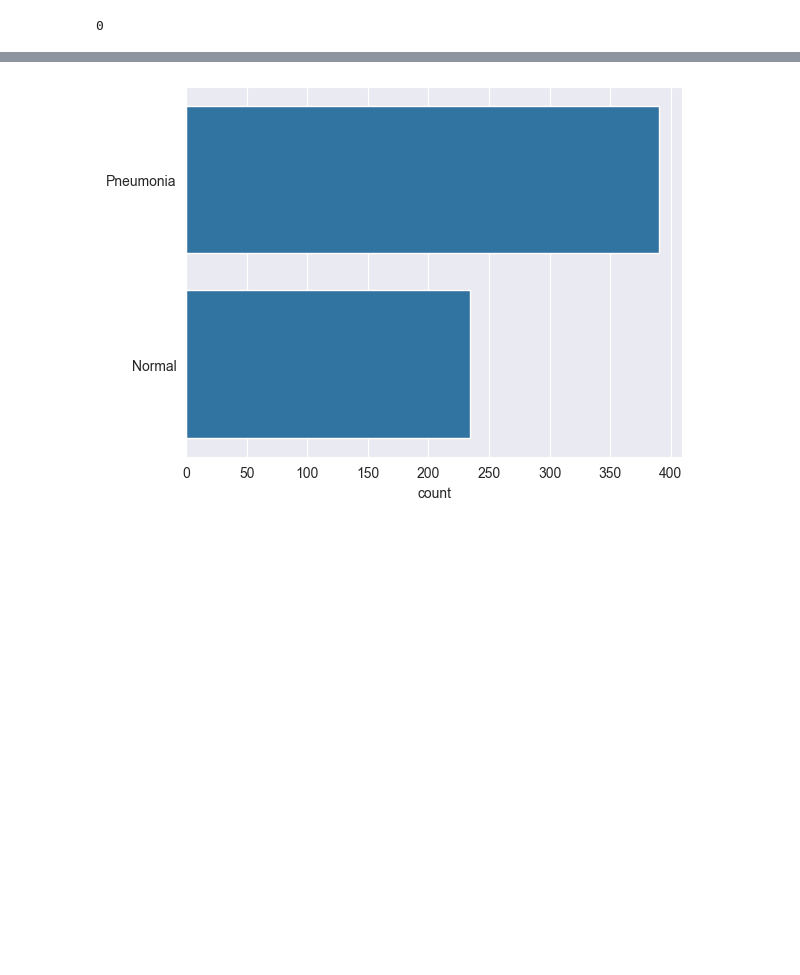
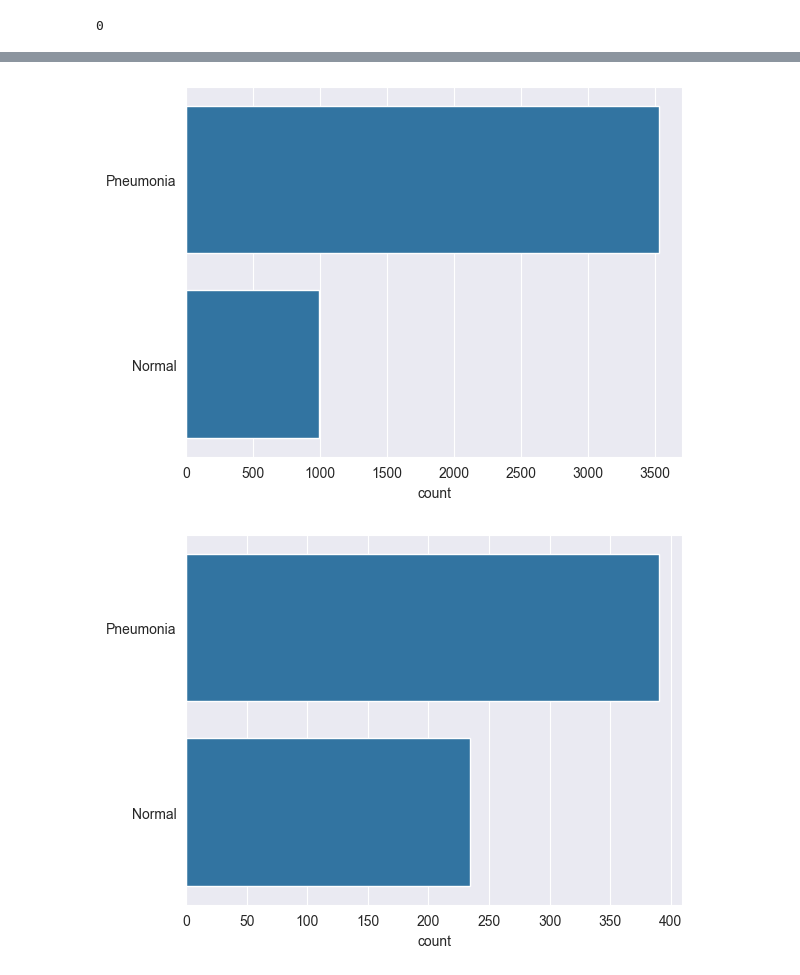
Before and after one commit to yuki172/pneumonia-detection, a Jupyter notebook: notebooks/eda.ipynb, the cells around one changed output, grey strips where cells are left out. Saved outputs shown, nothing was run; the diff lists cells and outputs as text; code cells hidden in the pictures; blank space fills up the shorter version.

```diff
--- a/notebooks/eda.ipynb
+++ b/notebooks/eda.ipynb
@@ -59,7 +61,3 @@ eval_loader = torch.utils.data.DataLoader(
     batch_size=2,
     shuffle=True,
 )
-# %%
-for data in eval_loader:
-    break
-list(data[1].numpy())
@@ -133,6 +100,10 @@ def show_classes(dataset):
             labels.append("Normal")
     sns.set_style('darkgrid')
     sns.countplot(labels)
+# %%
+show_classes(train_dataset)
+# %% [output]
+[figure, added]
 # %%
 show_classes(test_dataset)
 # %% [output]
```
Also changed, not shown: parts of 95 cells of this notebook, 1 other file.
